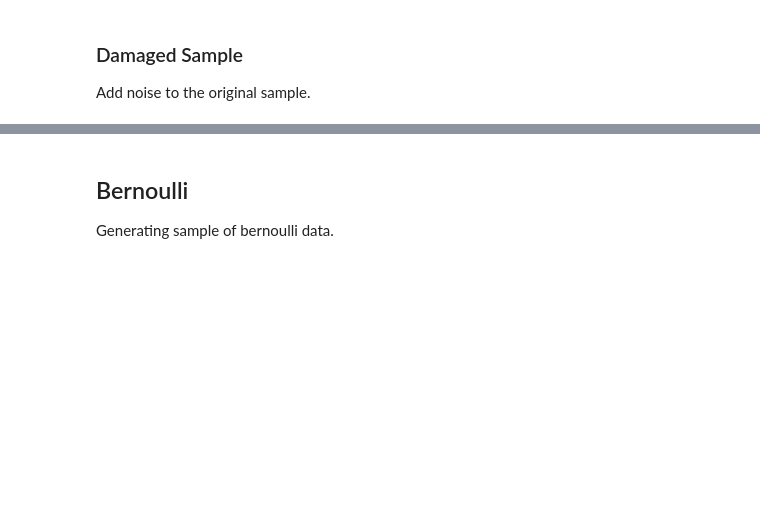
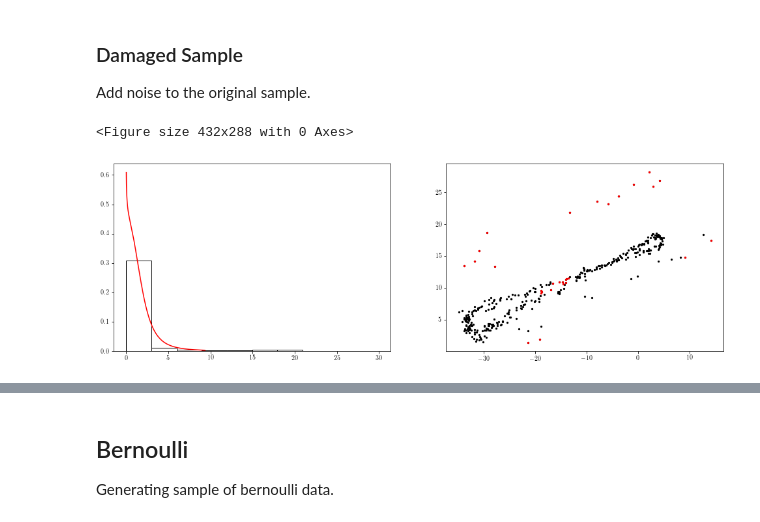
Before and after one commit to Daples/mathematical-engineering, a Jupyter notebook: 201/non-parametric-statistics/workshop-code.ipynb, the cells around one changed output, grey strips where cells are left out. Drawn from its saved outputs; the diff is of its cells as text; code cells hidden in the pictures; blank space fills up the shorter version.

```diff
--- a/201/non-parametric-statistics/workshop-code.ipynb
+++ b/201/non-parametric-statistics/workshop-code.ipynb
@@ -713,7 +715,13 @@ for index in indexes:
         damaged_sample[1, index] += np.random.normal(10, 0.5)
 # %%
 # Create outliers
-non_robust(damaged_sample, filename="with-noise.pdf")
+params = [0.9577465830970602, 3.8531216372107764,
+          0.010208149125628922, 3.3712055835542953]
+
+non_robust(damaged_sample, dist="mielke", filename="with-noise.pdf", fitting=False)
+# %% [output]
+<Figure size 432x288 with 0 Axes>
+[figure, added]
 # %%
 # Parameters obtained in last fitting
 params1 = [1.106575857368108, -254.79502974414117, 2667.7696023376307]
```
Also changed, not shown: parts of 4 cells of this notebook, 2 other files.
